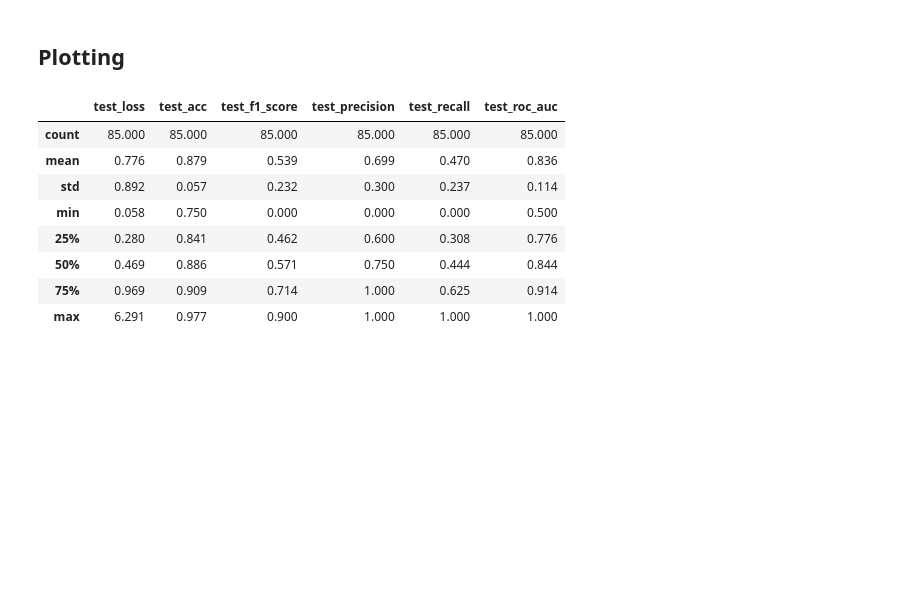
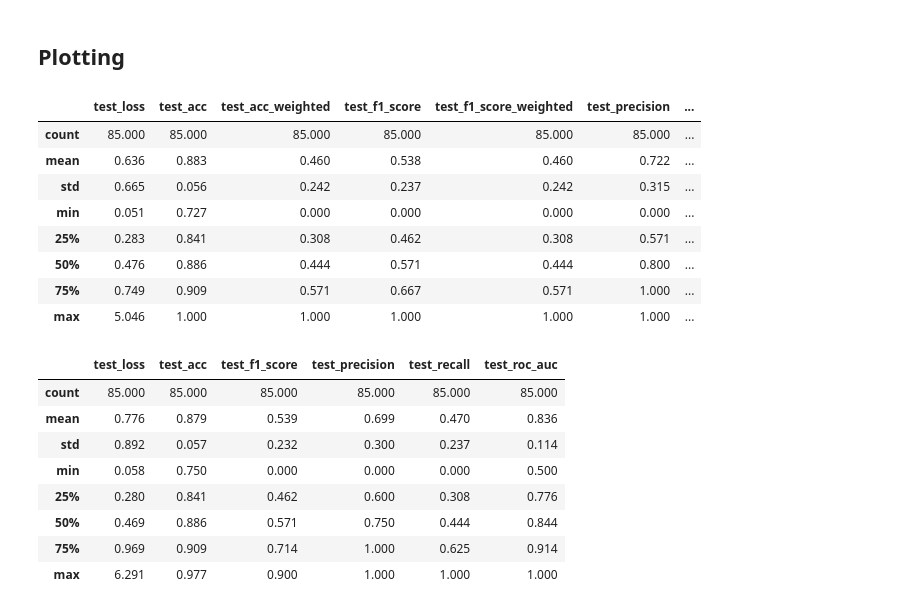
Before and after one commit to ribesstefano/ml4justice-feature-predictor, a Jupyter notebook: notebooks/ml4justice_nlp.ipynb, the cells around one changed output. Saved outputs shown, nothing was run; the diff lists cells and outputs as text; code cells hidden in the pictures; blank space fills up the shorter version.

```diff
--- a/notebooks/ml4justice_nlp.ipynb
+++ b/notebooks/ml4justice_nlp.ipynb
@@ -302,0 +295,17 @@ tensor(0.)
+# %%
+# Data Preparation
+texts = dataset_df['raw text'] # dataset_df['facts']
+labels = dataset_df.iloc[:, 2:46]  # Adjust indices as needed
+full_dataset = TextDataset(texts, labels)
+# Fit the vectorizer on the entire dataset
+vectorizer = CountVectorizer(
+    # ngram_range=(1, 2),  # For example, unigrams and bigrams
+    ngram_range=(1, 2),  # For example, unigrams and bigrams
+    stop_words=['italian'],
+    binary=True,
+    decode_error='ignore',
+)
+vectors = vectorizer.fit_transform(dataset_df['raw text']).toarray().tolist()
+num_features_vec = len(vectorizer.get_feature_names_out())
+dataset_df['count_vectors'] = vectors
+print(f"{num_features_vec:,}")
@@ -499,5 +581,19 @@ report_table.to_csv(f"/content/drive/MyDrive/Colab Notebooks/ml_for_justice/data
 # %% [markdown]
 ## Plotting
+# %%
+tmp = report_table.drop(columns=['k']).describe().round(3)
+tmp.to_csv(f"/content/drive/MyDrive/Colab Notebooks/ml_for_justice/data/scores-nlp-count_vectorizer-loo-aggregated.csv")
+tmp
+# %% [output]
+|  | test_loss | test_acc | test_acc_weighted | test_f1_score | test_f1_score_weighted | test_precision | ... |
+| count | 85.000 | 85.000 | 85.000 | 85.000 | 85.000 | 85.000 | ... |
+| mean | 0.636 | 0.883 | 0.460 | 0.538 | 0.460 | 0.722 | ... |
+| std | 0.665 | 0.056 | 0.242 | 0.237 | 0.242 | 0.315 | ... |
+| min | 0.051 | 0.727 | 0.000 | 0.000 | 0.000 | 0.000 | ... |
+| 25% | 0.283 | 0.841 | 0.308 | 0.462 | 0.308 | 0.571 | ... |
+| 50% | 0.476 | 0.886 | 0.444 | 0.571 | 0.444 | 0.800 | ... |
+| 75% | 0.749 | 0.909 | 0.571 | 0.667 | 0.571 | 1.000 | ... |
+| max | 5.046 | 1.000 | 1.000 | 1.000 | 1.000 | 1.000 | ... |
 # %%
 tmp = report_table.drop(columns=['test_hp_metric', 'k', 'test_opt_score']).describe().round(3)
 tmp.to_csv(f"/content/drive/MyDrive/Colab Notebooks/ml_for_justice/data/scores-nlp-count_vectorizer-loo-aggregated.csv")
```
Also changed, not shown: parts of 24 cells of this notebook.
